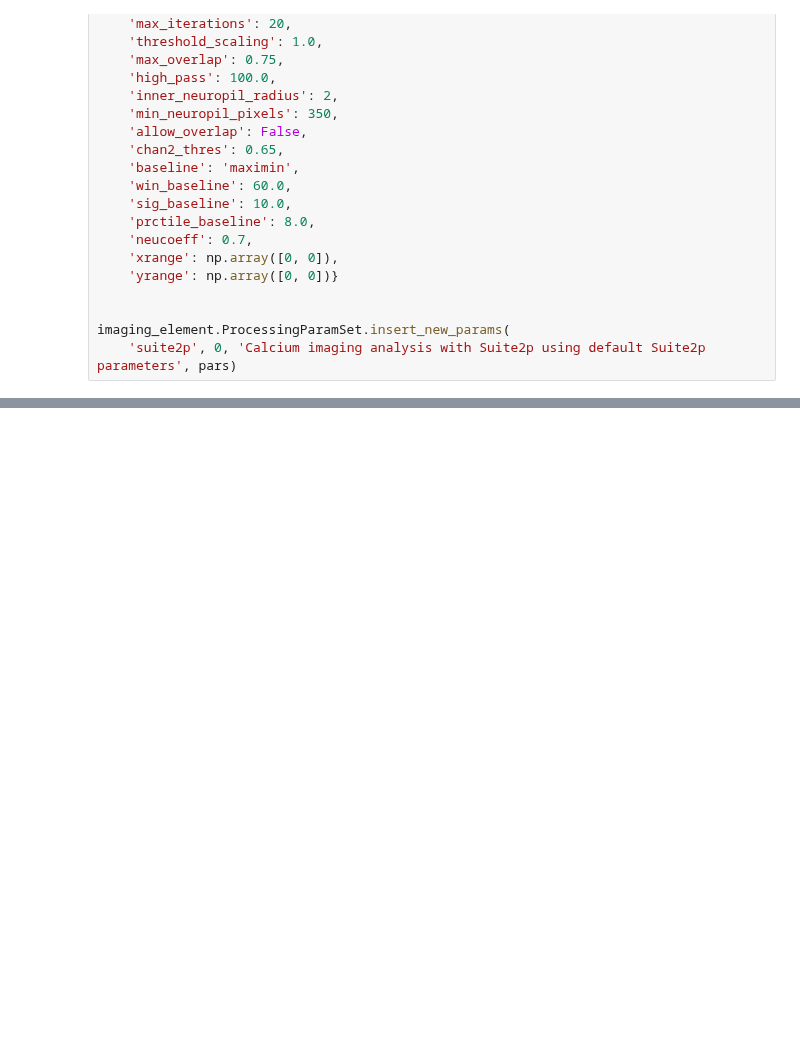
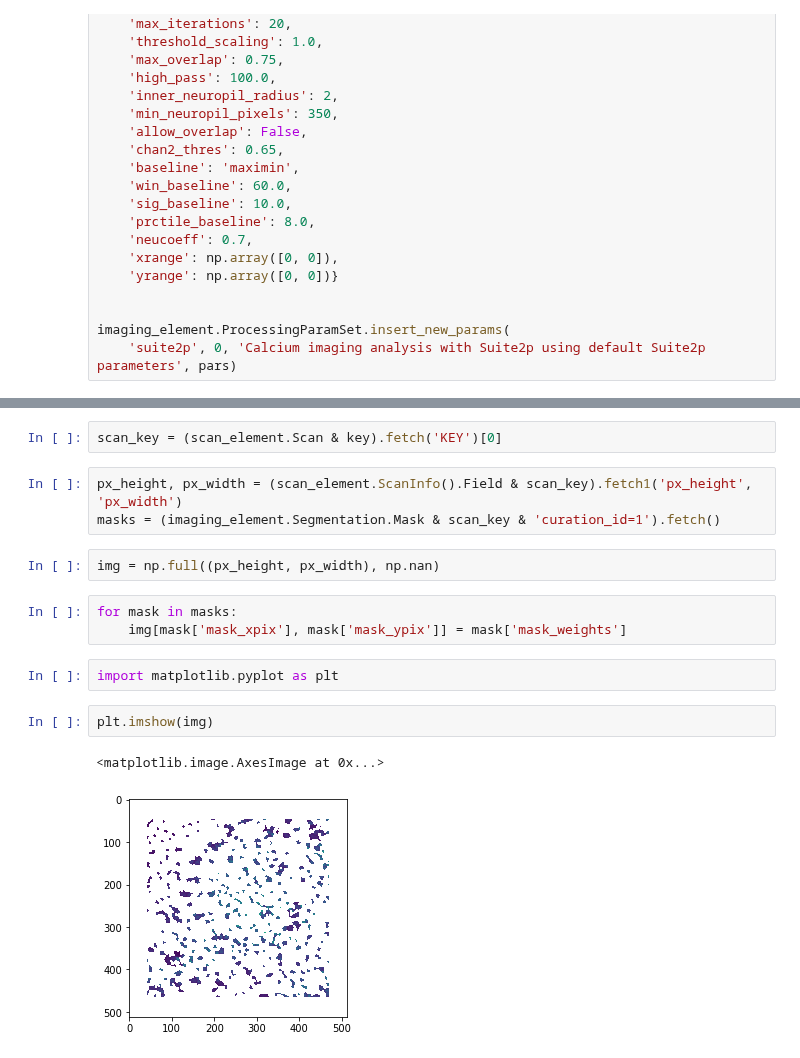
Before and after one commit to BrainCOGS/U19-pipeline-python, a Jupyter notebook: notebooks/imaging_element/imaging_element_workflow.ipynb, the cells around one changed output, grey strips where cells are left out. Drawn from its saved outputs; the diff is of its cells as text; blank space fills up the shorter version.

Commit message:
Documentation notebook of imaging workflow

```diff
--- a/notebooks/imaging_element/imaging_element_workflow.ipynb
+++ b/notebooks/imaging_element/imaging_element_workflow.ipynb
@@ -87,0 +253,17 @@ d
+# %%
+scan_key = (scan_element.Scan & key).fetch('KEY')[0]
+# %%
+px_height, px_width = (scan_element.ScanInfo().Field & scan_key).fetch1('px_height', 'px_width')
+masks = (imaging_element.Segmentation.Mask & scan_key & 'curation_id=1').fetch()
+# %%
+img = np.full((px_height, px_width), np.nan)
+# %%
+for mask in masks:
+    img[mask['mask_xpix'], mask['mask_ypix']] = mask['mask_weights']
+# %%
+import matplotlib.pyplot as plt
+# %%
+plt.imshow(img)
+# %% [output]
+<matplotlib.image.AxesImage at 0x...>
+[figure, added]
```
Also changed, not shown: parts of 33 cells of this notebook, 2 other files.
